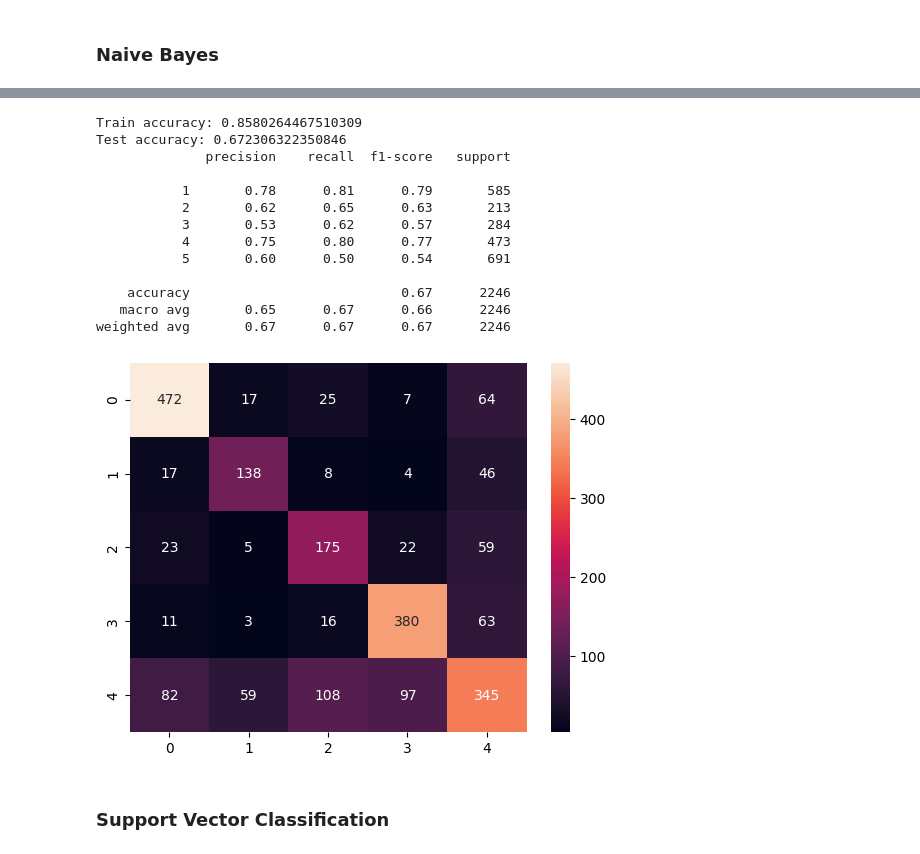
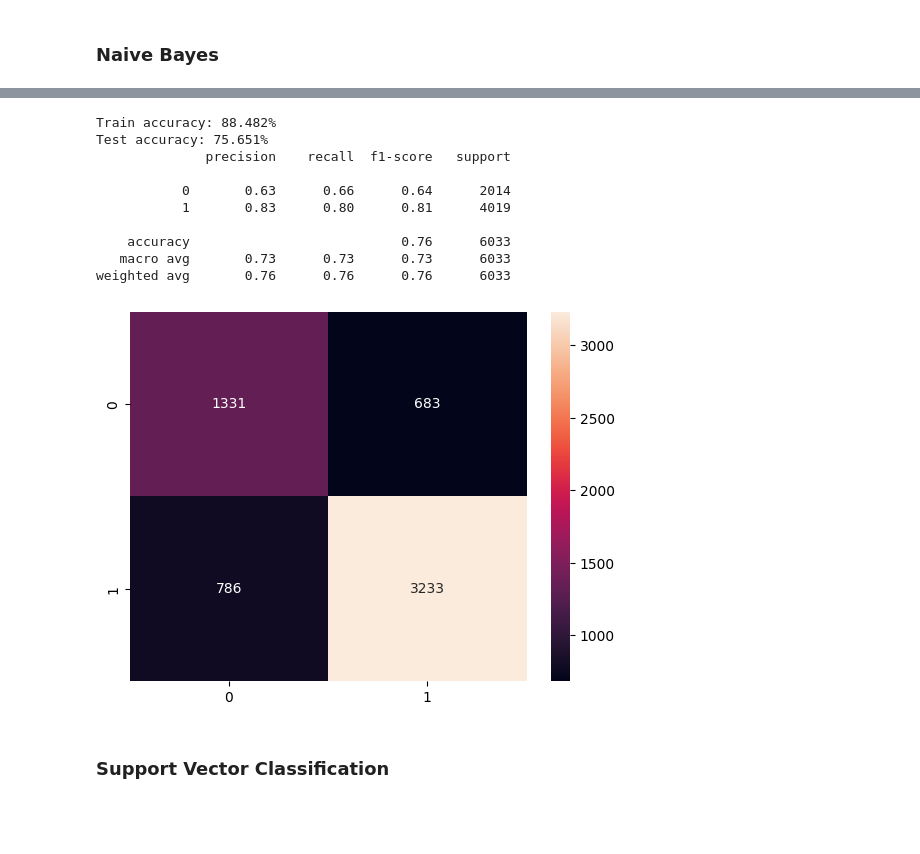
Before and after one commit to TemariVirus/NLPR-Project, a Jupyter notebook: classification.ipynb, the cells around one changed output, grey strips where cells are left out. Saved outputs shown, nothing was run; the diff lists cells and outputs as text; code cells hidden in the pictures; blank space fills up the shorter version.

```diff
--- a/classification.ipynb
+++ b/classification.ipynb
@@ -135,20 +170,23 @@ def transform_oversample(encoder, X, y, test_size=0.2):
 from sklearn.linear_model import LogisticRegression
 from sklearn.feature_extraction.text import CountVectorizer
 
-
 # Bag of words
-cv = CountVectorizer(strip_accents="unicode", stop_words=stop_words)
-X_train, X_test, y_train, y_test = transform_oversample(cv, df["text"], df["label"])
+cv = CountVectorizer(strip_accents="unicode", stop_words="english")
+X_train_lr, X_val_lr, y_train_lr, y_val_lr = transform_oversample(
+    cv, X_train, X_val, y_train, y_val
+)
 # %%
+# Logistic regression model
 lr = GridSearchCV(
     LogisticRegression(max_iter=1000),
-    param_grid={"C": np.logspace(-3, 3, 7)},
-    n_jobs=-1,
+    param_grid={
+        "C": np.logspace(-3, 3, 7),
+        "solver": ["newton-cg", "lbfgs", "saga"],
+    },
+    n_jobs=4,
+    cv=3,
 )
+lr.fit(X_train_lr, y_train_lr)
 
-
-lr.fit(X_train, y_train)
-
-
-show_eval(lr, X_train, X_test, y_train, y_test)
+show_eval(lr, X_train_lr, X_val_lr, y_train_lr, y_val_lr)
 # %% [output]
@@ -174,8 +209,10 @@ from sklearn.feature_extraction.text import CountVectorizer
 # Bag of n-grams
 cv = CountVectorizer(
     strip_accents="unicode",
-    stop_words=stop_words,
+    stop_words="english",
     ngram_range=(1, 2),
-    max_features=20000,
+    max_features=40000,
 )
-X_train, X_test, y_train, y_test = transform_oversample(cv, df["text"], df["label"])
+X_train_mnb, X_val_mnb, y_train_mnb, y_val_mnb = transform_oversample(
+    cv, X_train, X_val, y_train, y_val
+)
@@ -192,29 +219,27 @@ Name: count, dtype: int64
 # %%
 from sklearn.naive_bayes import MultinomialNB
 
+# Multinomial Naive Bayes model
 MNB = GridSearchCV(
     MultinomialNB(),
     param_grid={"alpha": np.linspace(0.1, 1, 10)},
-    n_jobs=-1,
+    n_jobs=4,
 )
-MNB.fit(X_train, y_train)
+MNB.fit(X_train_mnb, y_train_mnb)
 
-show_eval(MNB, X_train, X_test, y_train, y_test)
+show_eval(MNB, X_train_mnb, X_val_mnb, y_train_mnb, y_val_mnb)
 # %% [output]
-Train accuracy: 0.8580264467510309
-Test accuracy: 0.672306322350846
+Train accuracy: 88.482%
+Test accuracy: 75.651%
               precision    recall  f1-score   support
 
-           1       0.78      0.81      0.79       585
-           2       0.62      0.65      0.63       213
-           3       0.53      0.62      0.57       284
-           4       0.75      0.80      0.77       473
-           5       0.60      0.50      0.54       691
+           0       0.63      0.66      0.64      2014
+           1       0.83      0.80      0.81      4019
 
-    accuracy                           0.67      2246
-   macro avg       0.65      0.67      0.66      2246
-weighted avg       0.67      0.67      0.67      2246
+    accuracy                           0.76      6033
+   macro avg       0.73      0.73      0.73      6033
+weighted avg       0.76      0.76      0.76      6033
-[figure, old version]
+[figure, new version]
 # %% [markdown]
 ### Support Vector Classification
 # %%
```
Also changed, not shown: parts of 37 cells of this notebook.
